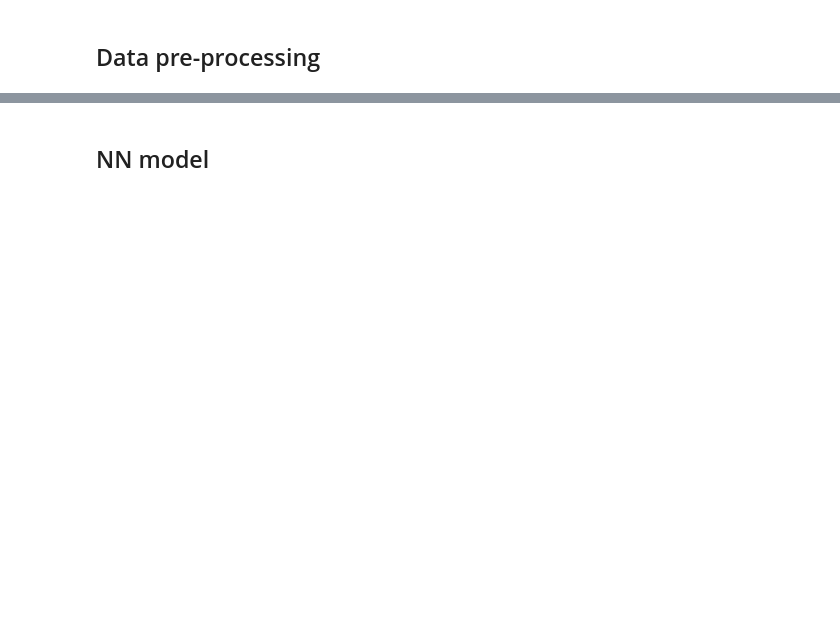
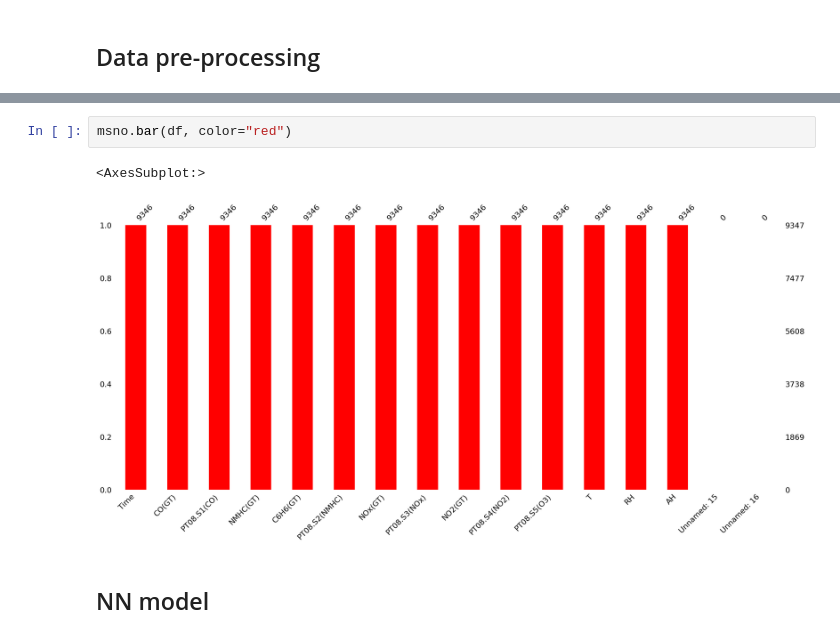
Before and after one commit to lcsrodriguez/dl-practicals, a Jupyter notebook: p2/p2.ipynb, the cells around one changed output, grey strips where cells are left out. Cells and saved outputs as stored; diff of their text form; blank space fills up the shorter version.

```diff
--- a/p2/p2.ipynb
+++ b/p2/p2.ipynb
@@ -86,2 +133,7 @@ import missin
+# %%
+msno.bar(df, color="red")
+# %% [output]
+<AxesSubplot:>
+[figure, added]
 # %% [markdown]
 ## NN model
```
Also changed, not shown: parts of 11 cells of this notebook.
